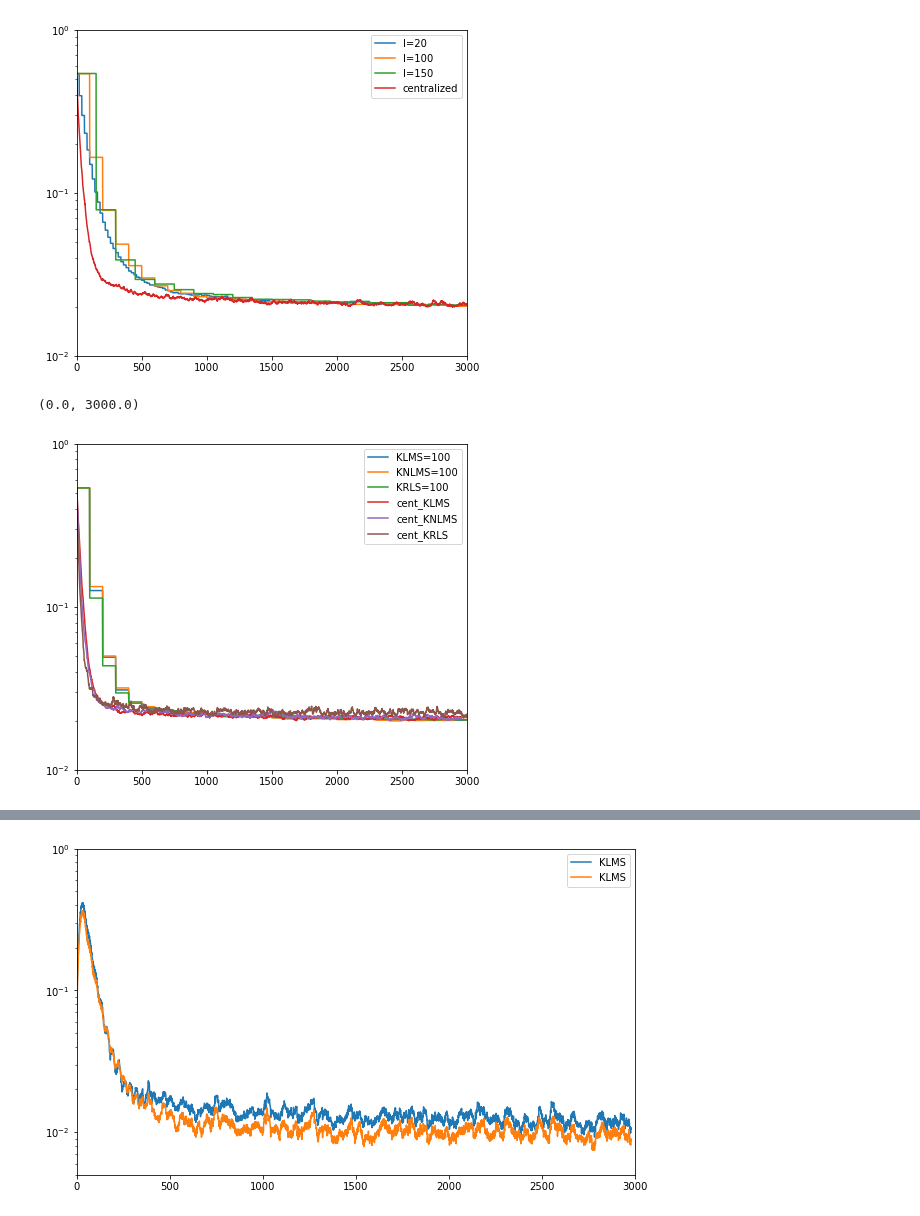
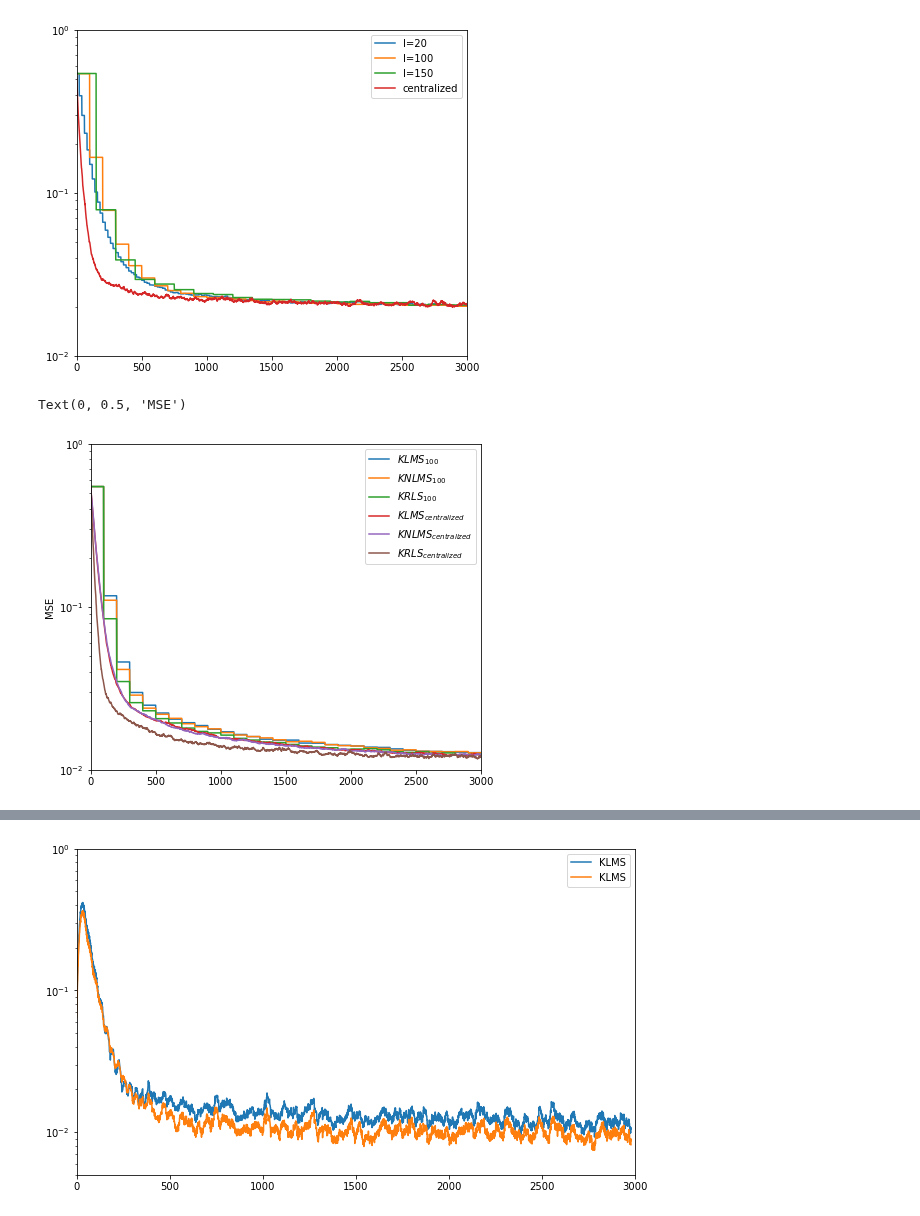
Before and after one commit to cjfelixx/machine-learning-graduate-research, a Jupyter notebook: FederatedLearing/playground.ipynb, the cells around one changed output, grey strips where cells are left out. Saved outputs shown, nothing was run; the diff lists cells and outputs as text; code cells hidden in the pictures.

```diff
--- a/FederatedLearing/playground.ipynb
+++ b/FederatedLearing/playground.ipynb
@@ -73,31 +73,28 @@ plt.xlim([0,3000])
 (0.0, 3000.0)
 [figure]
 # %%
-# Parameters
+# Synchronous Federated learning using different kernels
+
 num_data = 3000
 kernel = Kernel(3.73)
 
 step_size = 0.8
-reg_coeff = 0.1
-threshold = 0.5
-# Synchronous Federated learning using different kernels
+reg_coeff = 1e-6
 plt.figure(figsize=(7, 6))
 
-K = 15 # K edge clients
-c =  np.ones(K).reshape(K,1)/K # edge weighting
+K = 10 # K edge clients
+c = np.ones(K).reshape(K,1)/K # edge weighting
 D = 100 # Dictionary size
 L = [100]
 iteration = 10000
 num_experiments = 10
 
-step_size = 0.8
-
 KLMS_RFF = klms_rff(step_size,D)
-KNLMS_RFF = knlms_rff(step_size,0.001,D)
-KRLS_RFF = krls_rff(D,beta=0.1,l=1.0)
-KLMS_RFF_cent = klms_rff(0.2,D)
-KNLMS_RFF_cent = knlms_rff(0.5,1.2,D)
-KRLS_RFF_cent = krls_rff(D,beta=2,l=0.9)
+KNLMS_RFF = knlms_rff(step_size,reg_coeff,D)
+KRLS_RFF = krls_rff(D,beta=0.01,l=1.0)
+KLMS_RFF_cent = klms_rff(0.1,D)
+KNLMS_RFF_cent = knlms_rff(0.1,1e-8,D)
+KRLS_RFF_cent = krls_rff(D,beta=4,l=1.0)
 for l in L:
     amse_KLMS = np.zeros(iteration)
     amse_KNLMS = np.zeros(iteration)
@@ -108,38 +105,40 @@ for l in L:
 
     for epoch in tqdm(range(num_experiments)):
 
         # Process data and kernel
         u,d,d_true = load_dodd(num_data)
         sigma = 1/np.sqrt(2*kernel.sigma)
         W = (1/sigma) * np.random.normal(size=(2,D))
         b = np.random.uniform(0,2*np.pi,(D,1))
         h = np.sqrt(2/D) * np.cos(W.T @ u.T + b)
 
         FLsync = fl_sync(K,h,l)
 
         mse_KLMS_cent = cent_learn(iteration,K,KLMS_RFF_cent,h,u,d)
         amse_KLMS_cent += mse_KLMS_cent/num_experiments
         mse_KNLMS_cent = cent_learn(iteration,K,KNLMS_RFF_cent,h,u,d)
         amse_KNLMS_cent += mse_KNLMS_cent/num_experiments
         mse_KRLS_cent = cent_learn(iteration,K,KRLS_RFF_cent,h,u,d)
         amse_KRLS_cent += mse_KRLS_cent/num_experiments
 
         mse_KLMS = FLsync.train(iteration,KLMS_RFF,u,d)
         amse_KLMS += mse_KLMS/num_experiments
         mse_KNLMS = FLsync.train(iteration,KNLMS_RFF,u,d)
         amse_KNLMS += mse_KNLMS/num_experiments
         mse_KRLS = FLsync.train(iteration,KRLS_RFF,u,d)
         amse_KRLS += mse_KRLS/num_experiments
 
-plt.semilogy(range(len(amse_KLMS)),amse_KLMS,label="KLMS=" + str(l))
-plt.semilogy(range(len(amse_KNLMS)),amse_KNLMS,label="KNLMS=" + str(l))
-plt.semilogy(range(len(amse_KRLS)),amse_KRLS,label="KRLS=" + str(l))
-plt.semilogy(range(len(amse_KLMS_cent)),amse_KLMS_cent,label="cent_KLMS")
-plt.semilogy(range(len(amse_KNLMS_cent)),amse_KNLMS_cent,label="cent_KNLMS")
-plt.semilogy(range(len(amse_KRLS_cent)),amse_KRLS_cent,label="cent_KRLS")
+plt.semilogy(range(len(amse_KLMS)),amse_KLMS,label="$KLMS_{" + str(l)+"}$")
+plt.semilogy(range(len(amse_KNLMS)),amse_KNLMS,label="$KNLMS_{" + str(l)+"}$")
+plt.semilogy(range(len(amse_KRLS)),amse_KRLS,label="$KRLS_{" + str(l)+"}$")
+plt.semilogy(range(len(amse_KLMS_cent)),amse_KLMS_cent,label="$KLMS_{centralized}$")
+plt.semilogy(range(len(amse_KNLMS_cent)),amse_KNLMS_cent,label="$KNLMS_{centralized}$")
+plt.semilogy(range(len(amse_KRLS_cent)),amse_KRLS_cent,label="$KRLS_{centralized}$")
 plt.legend()
 plt.ylim([1e-2,1e0])
 plt.xlim([0,3000])
+plt.ylabel("MSE")
+plt.xlabel("iteration")
 # %% [output]
-(0.0, 3000.0)
+Text(0, 0.5, 'MSE')
-[figure, old version]
+[figure, new version]
```
Also changed, not shown: parts of 4 cells of this notebook, 11 other files.
